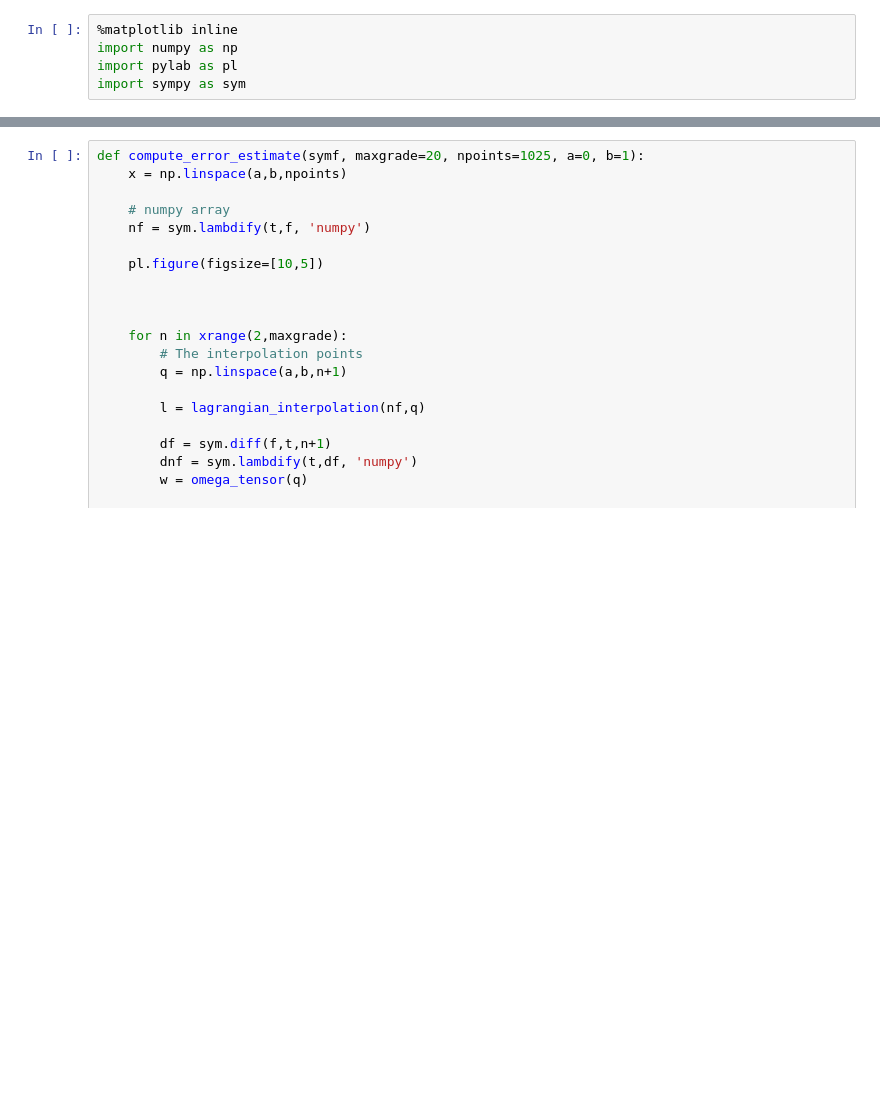
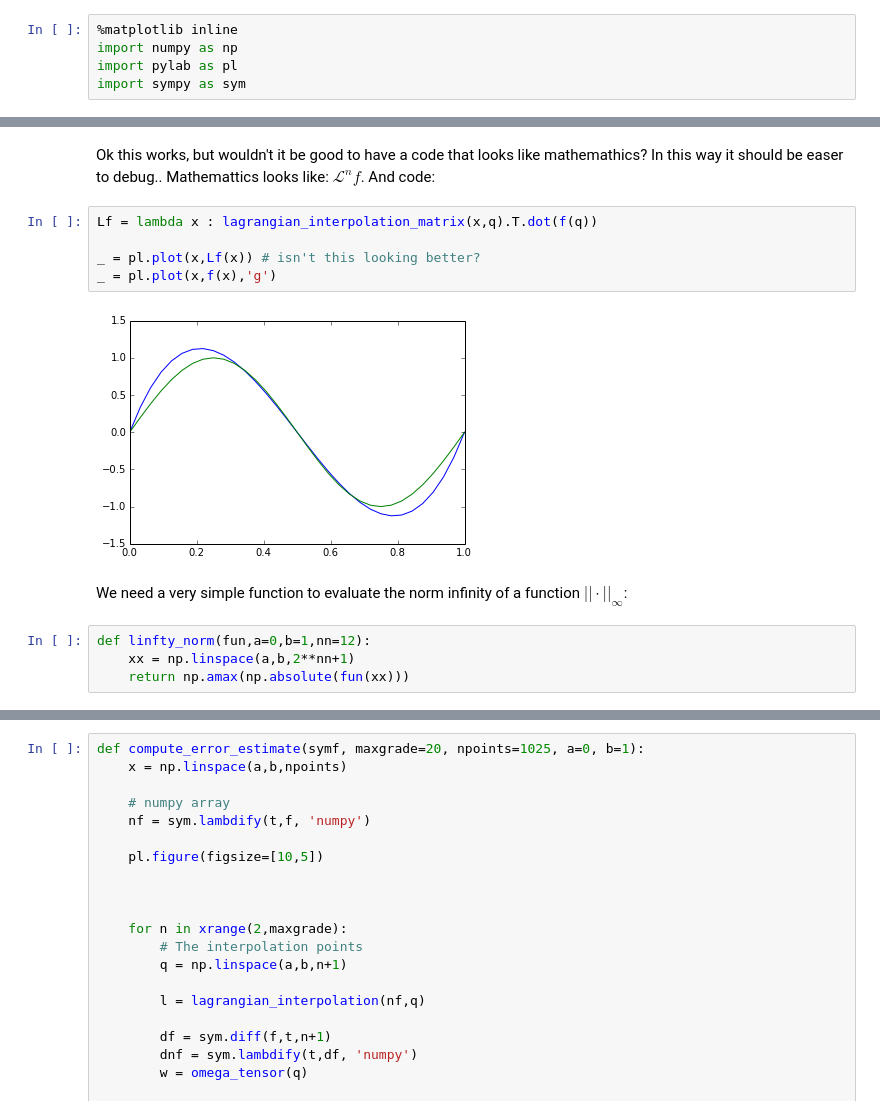
Before and after one commit to sissa/P1.4_seed, a Jupyter notebook: python-lectures/03_error_estimation.ipynb, the cells around one changed output, grey strips where cells are left out. Cells and saved outputs as stored; diff of their text form; blank space fills up the shorter version.

```diff
--- a/python-lectures/03_error_estimation.ipynb
+++ b/python-lectures/03_error_estimation.ipynb
@@ -25,0 +116,15 @@ def omega_tensor(q):
+# %% [markdown]
+Ok this works, but wouldn't it be good to have a code that looks like mathemathics? In this way it should be easer to debug.. Mathemattics looks like: $\mathcal{L}^nf$. And code:
+# %%
+Lf = lambda x : lagrangian_interpolation_matrix(x,q).T.dot(f(q))
+
+_ = pl.plot(x,Lf(x)) # isn't this looking better?
+_ = pl.plot(x,f(x),'g')
+# %% [output]
+[figure, added]
+# %% [markdown]
+We need a very simple function to evaluate the norm infinity of a function $||\cdot||_\infty$:
+# %%
+def linfty_norm(fun,a=0,b=1,nn=12):
+    xx = np.linspace(a,b,2**nn+1)
+    return np.amax(np.absolute(fun(xx)))
```
Also changed, not shown: parts of 13 cells of this notebook.
